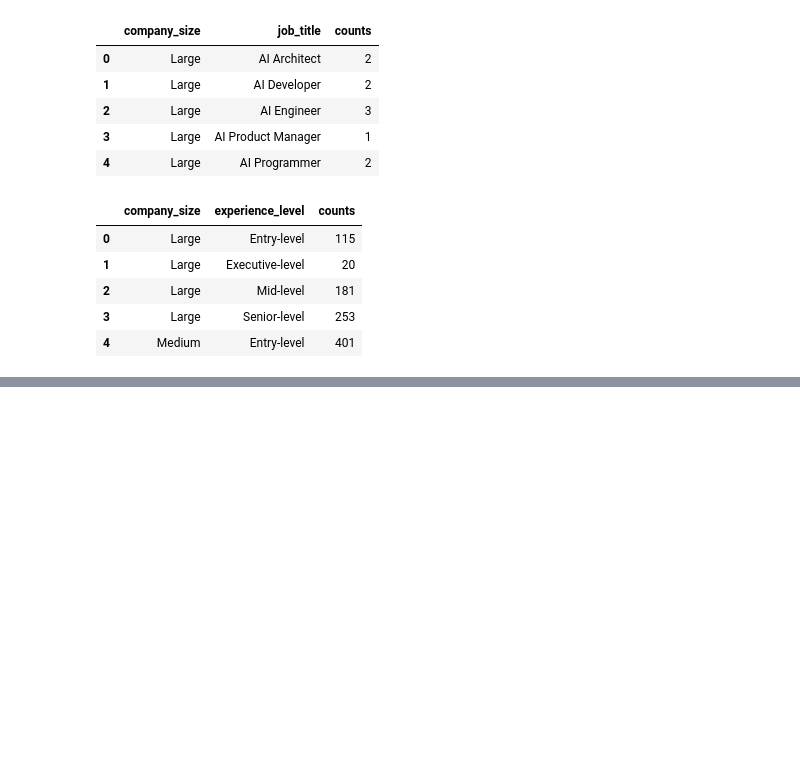
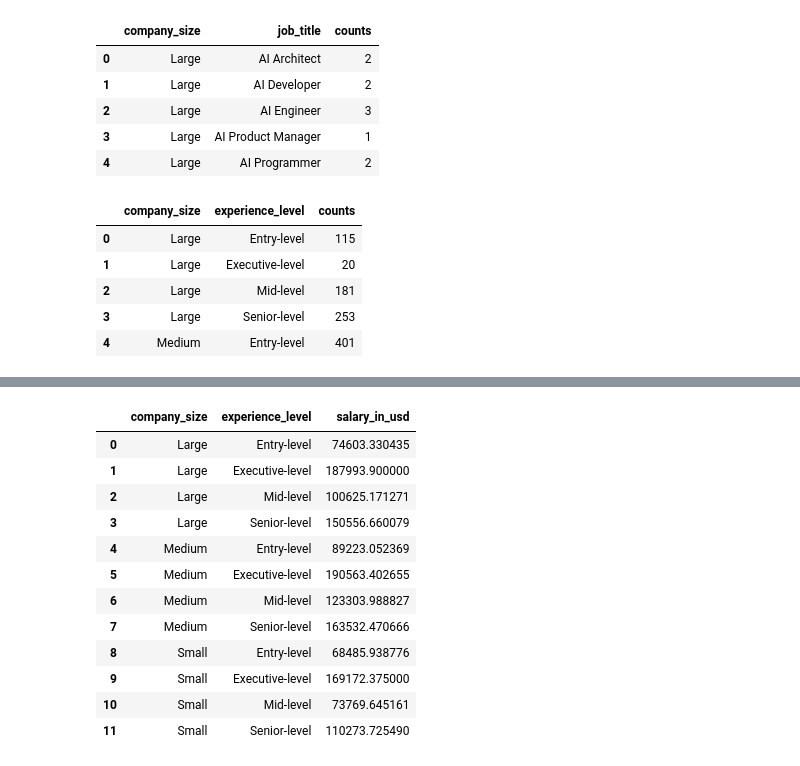
Before and after one commit to sellerstx1982/data_science_salaries, a Jupyter notebook: data_science_salaries_murray.ipynb, the cells around one changed output, grey strips where cells are left out. Cells and saved outputs as stored; diff of their text form; code cells hidden in the pictures; blank space fills up the shorter version.

```diff
--- a/data_science_salaries_murray.ipynb
+++ b/data_science_salaries_murray.ipynb
@@ -115 +129,19 @@ ds_experience_level_dist.head()
+# %%
+# Average salary by company size and experience level
+ds_avg_salary_by_exp_and_size = ds_salaries_df.groupby(['company_size', 'experience_level'])['salary_in_usd'].mean().reset_index()
+ds_avg_salary_by_exp_and_size
+# %% [output]
+|  | company_size | experience_level | salary_in_usd |
+| 0 | Large | Entry-level | 74603.330435 |
+| 1 | Large | Executive-level | 187993.900000 |
+| 2 | Large | Mid-level | 100625.171271 |
+| 3 | Large | Senior-level | 150556.660079 |
+| 4 | Medium | Entry-level | 89223.052369 |
+| 5 | Medium | Executive-level | 190563.402655 |
+| 6 | Medium | Mid-level | 123303.988827 |
+| 7 | Medium | Senior-level | 163532.470666 |
+| 8 | Small | Entry-level | 68485.938776 |
+| 9 | Small | Executive-level | 169172.375000 |
+| 10 | Small | Mid-level | 73769.645161 |
+| 11 | Small | Senior-level | 110273.725490 |
 # %%
```
Also changed, not shown: parts of 28 cells of this notebook.
